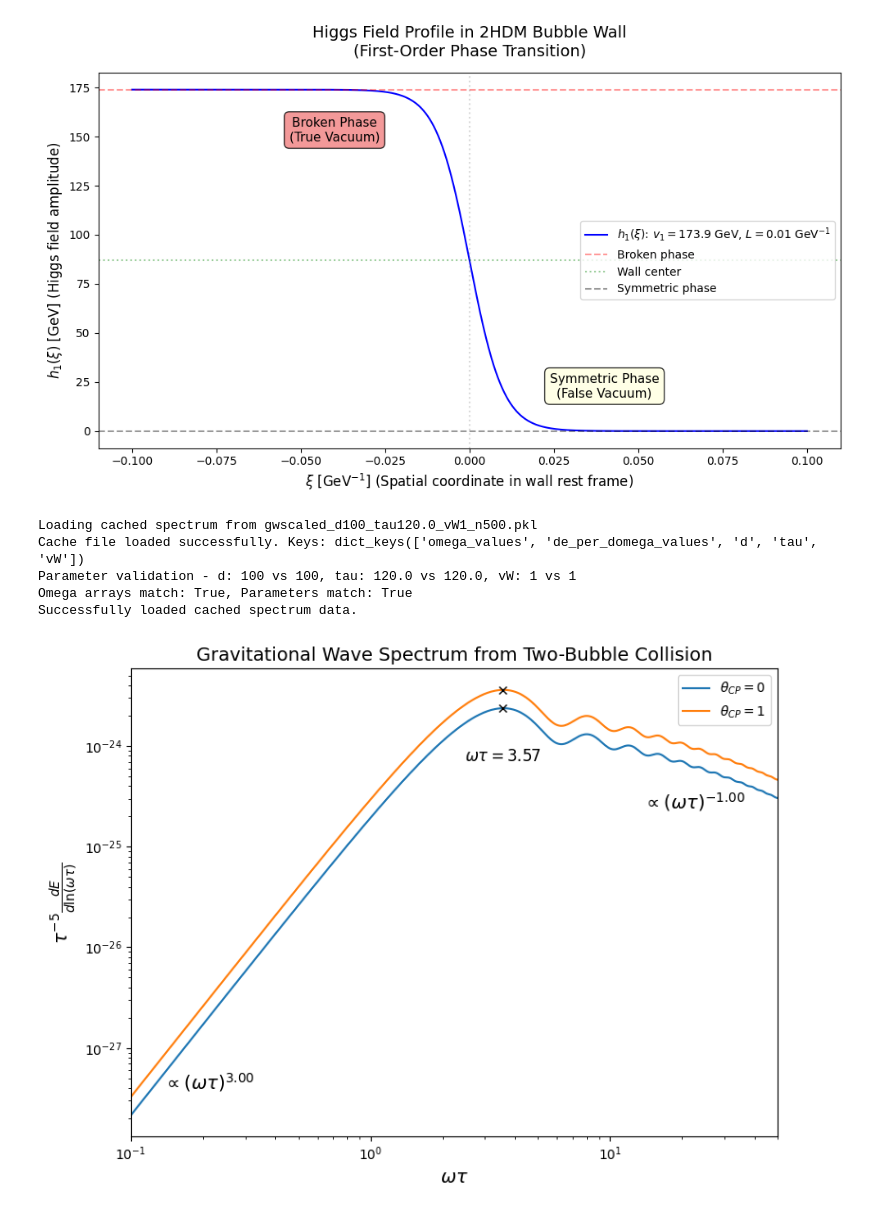
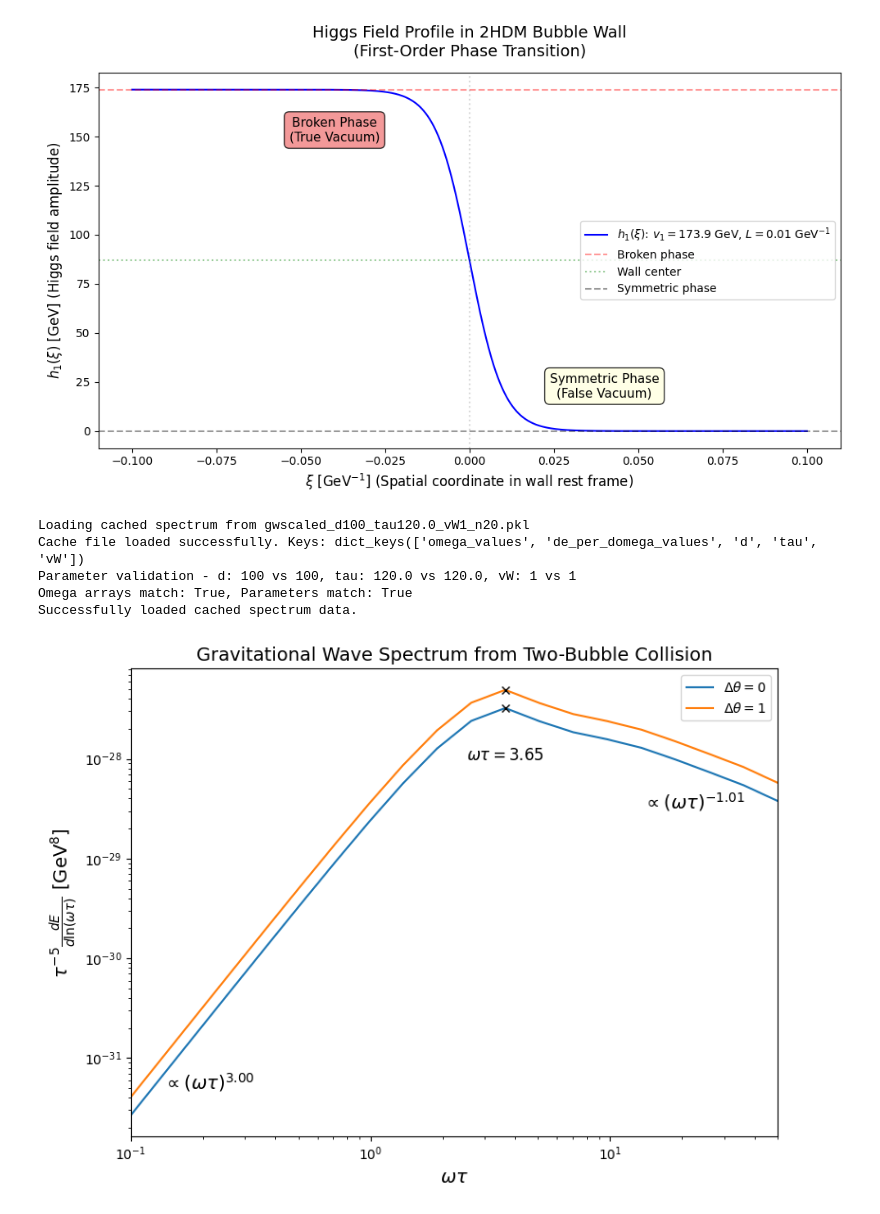
Before and after one commit to ckkyue/BBN, a Jupyter notebook: gwplot.ipynb, the cells around one changed output. Saved outputs shown, nothing was run; the diff lists cells and outputs as text; code cells hidden in the pictures.

```diff
--- a/gwplot.ipynb
+++ b/gwplot.ipynb
@@ -493,7 +493,7 @@ def calculate_rhoVac(v, vW, L, R0, beta, theta_cp):
     Returns:
     - float: Vacuum energy density [GeV^4]
     """
-    rhoVac = v**2 * (1 + vW**2) / (L * R0 * vW) * (1 / 2 + 3 / 20 * np.sin(beta)**2 * theta_cp**2)
+    rhoVac = v**2 * vW / (R0 * L) * (1 + 3 / 10 * np.sin(beta)**2 * theta_cp**2)
 
     return rhoVac
 
@@ -626,7 +628,7 @@ plt.show()
 # GRAVITATIONAL WAVE SPECTRUM CALCULATION
 
 # Frequency range setup
-n_omega = 500
+n_omega = 20
 omega_min, omega_max = 0.1 / tau, 50.0 / tau
 omega_values = np.logspace(np.log10(omega_min), np.log10(omega_max), n_omega)
 
@@ -730,7 +732,7 @@ high_power, _ = fit_power_law(omega_tau[high_freq_start:], de_per_domega_filtere
 fig, ax = plt.subplots(figsize=(8, 6))
 
 # Plot spectra for different CP phases
-spectrum_labels = [r"$\theta_{CP}=0$", f"$\\theta_{{CP}}={theta_cp_values[1]}$"]
+spectrum_labels = [r"$\Delta\theta=0$", rf"$\Delta\theta={theta_cp_values[1]}$"]
 plotted_values = []
 
 for i, (spectrum, label) in enumerate(zip(normalized_spectra, spectrum_labels)):
@@ -744,33 +746,33 @@ ax.annotate(f"$\\omega\\tau={omega_tau[peak_idx]:.2f}$",
             xy=(omega_tau[peak_idx], min_peak_value),
             xytext=(omega_tau[peak_idx], min_peak_value * 0.3),
             fontsize=12, ha="center")
 
 # Add power law annotations
 power_law_annotations = [
     (low_power, (0.05, 0.1), "lower left"),
     (high_power, (0.95, 0.7), "upper right")
 ]
 
 for power, (x_pos, y_pos), position in power_law_annotations:
     if power is not None:
         ha = "right" if "right" in position else "left"
         ax.text(x_pos, y_pos, rf"$\propto (\omega\tau)^{{{power:.2f}}}$",
                 transform=ax.transAxes, fontsize=14, color="black", ha=ha)
 
 # Format spectrum plot
 ax.set_xlabel(r"$\omega\tau$", fontsize=14)
-ax.set_ylabel(r"$\tau^{-5}\frac{dE}{d\ln(\omega\tau)}$", fontsize=14)
+ax.set_ylabel(r"$\tau^{-5}\frac{dE}{d\ln(\omega\tau)}$ [GeV$^8$]", fontsize=14)
 ax.set_title("Gravitational Wave Spectrum from Two-Bubble Collision", fontsize=14)
 ax.set_xlim([omega_tau[0], omega_tau[-1]])
 ax.legend(loc="best", fontsize=10)
 
 plt.tight_layout()
 plt.savefig("Figure/gwplot_twobubble.png", dpi=300, bbox_inches="tight")
 plt.show()
 # %% [output]
-Loading cached spectrum from gwscaled_d100_tau120.0_vW1_n500.pkl
+Loading cached spectrum from gwscaled_d100_tau120.0_vW1_n20.pkl
 Cache file loaded successfully. Keys: dict_keys(['omega_values', 'de_per_domega_values', 'd', 'tau', 'vW'])
 Parameter validation - d: 100 vs 100, tau: 120.0 vs 120.0, vW: 1 vs 1
 Omega arrays match: True, Parameters match: True
 Successfully loaded cached spectrum data.
-[figure, old version]
+[figure, new version]
```
Also changed, not shown: parts of 1 cell of this notebook, 4 other files.
